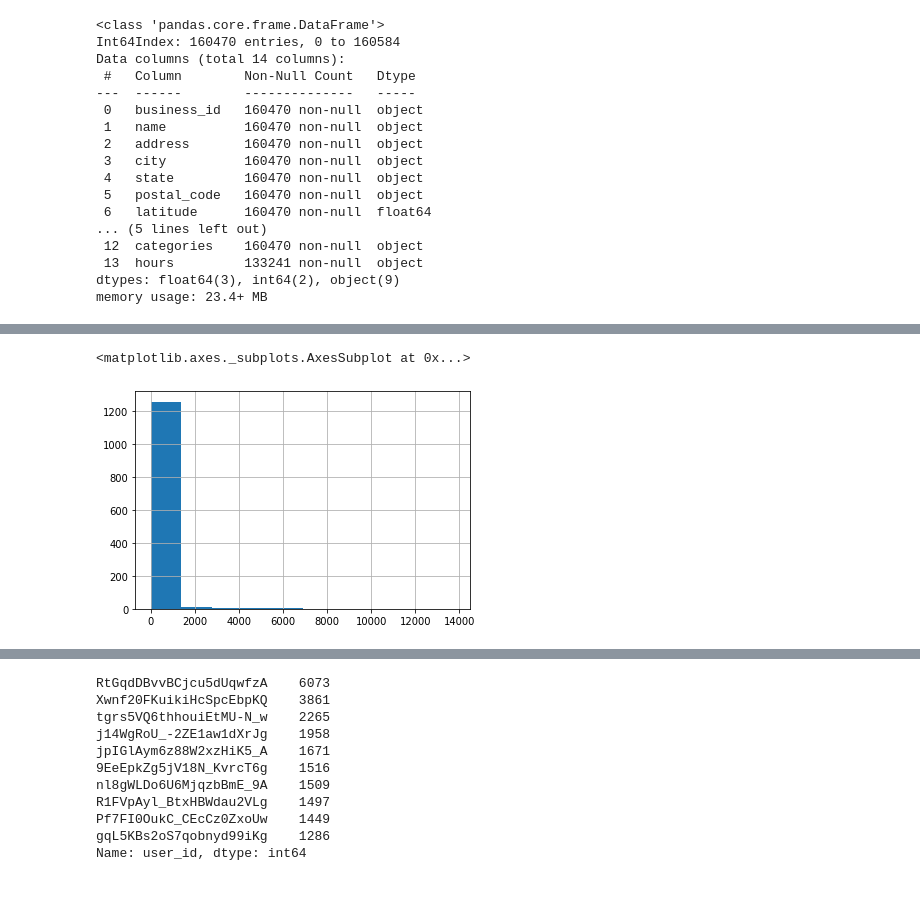
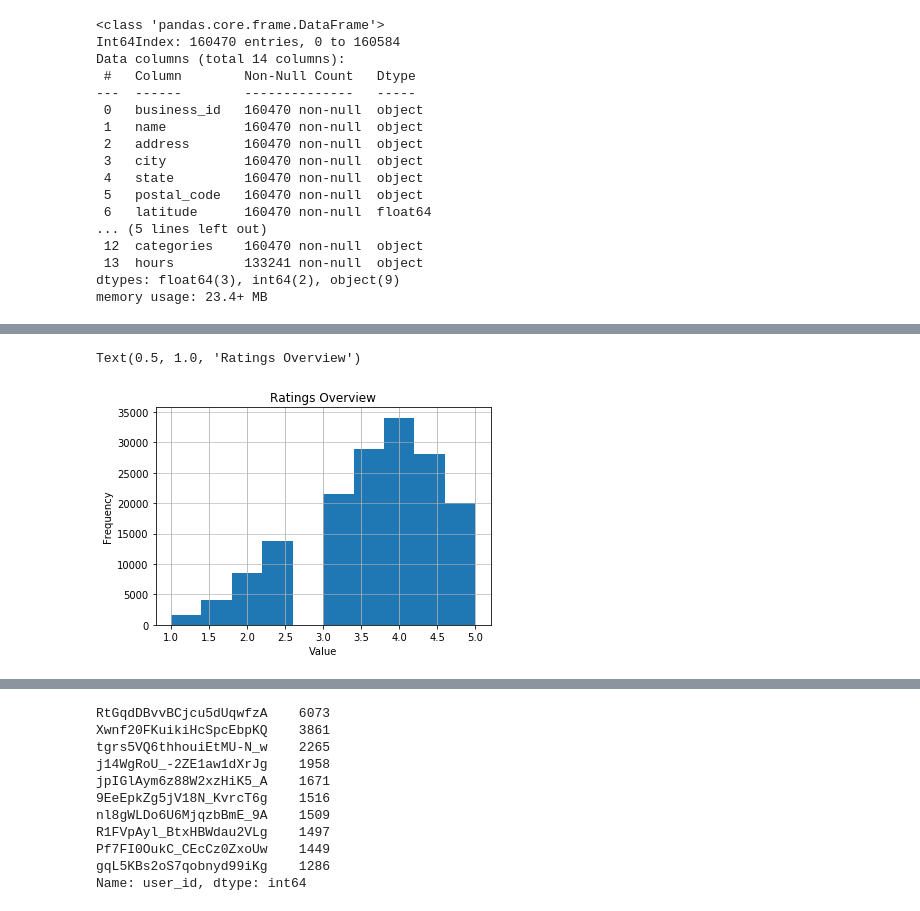
Before and after one commit to zhyde23/Capstone_Rec_Systems, a Jupyter notebook: capstone-rec-system.ipynb, the cells around one changed output, grey strips where cells are left out. Drawn from its saved outputs; the diff is of its cells as text; code cells hidden in the pictures.

```diff
--- a/capstone-rec-system.ipynb
+++ b/capstone-rec-system.ipynb
@@ -174,5 +163,10 @@ df1['review_count'].hist()
-# %%
-df1['review_count'].value_counts().hist()
-# %% [output]
-<matplotlib.axes._subplots.AxesSubplot at 0x...>
-[figure, removed]
+# %%
+# This shows overall ratings with all businesses of dataset.
+df1['stars'].hist()
+plt.grid(axis='y', alpha=0.75)
+plt.xlabel('Value')
+plt.ylabel('Frequency')
+plt.title('Ratings Overview')
+# %% [output]
+Text(0.5, 1.0, 'Ratings Overview')
+[figure, added]
```
Also changed, not shown: parts of 51 cells of this notebook.
